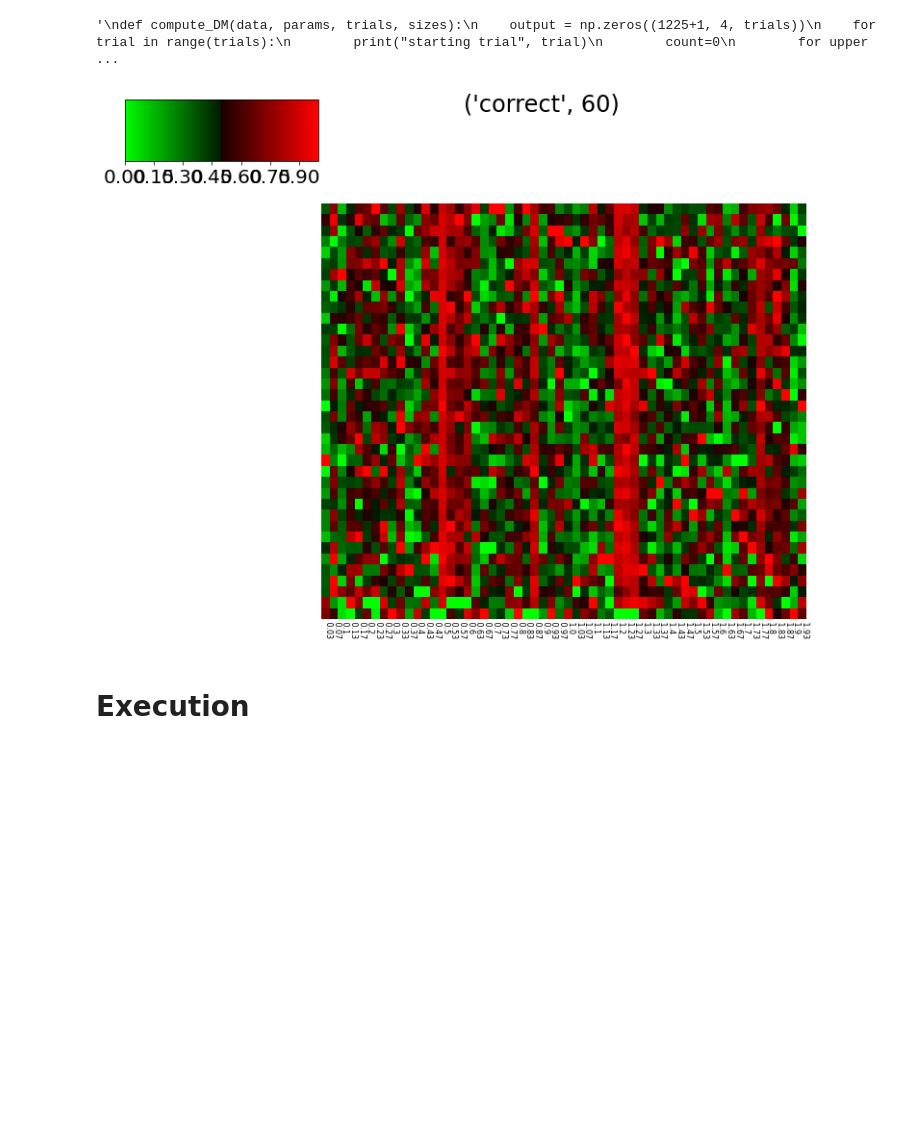
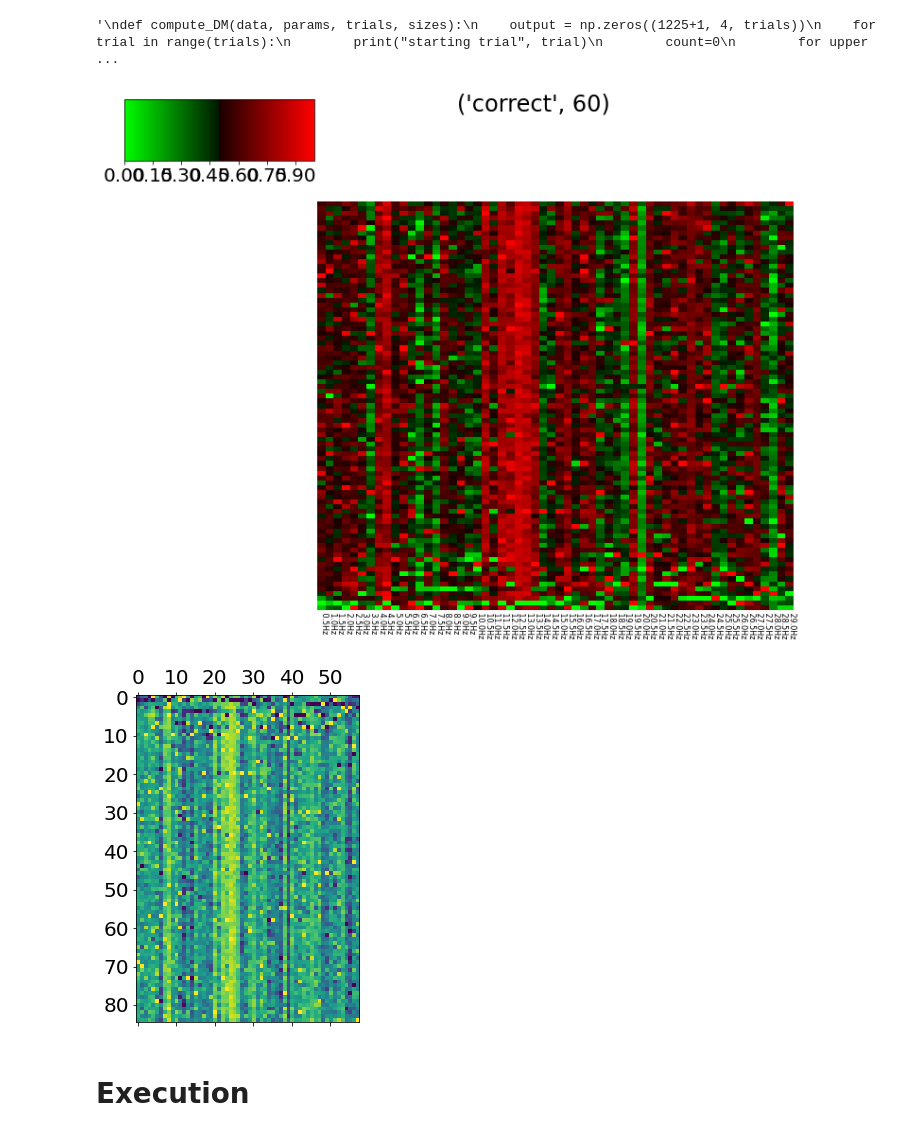
Before and after one commit to anthony0913/behavior-decoder, a Jupyter notebook: main.ipynb, the cells around one changed output. Cells and saved outputs as stored; diff of their text form; code cells hidden in the pictures; blank space fills up the shorter version.

Commit message:
fixed heatmap intervals and units

```diff
--- a/main.ipynb
+++ b/main.ipynb
@@ -95,6 +95,7 @@ class temp():
 
         #self.acc, self.nacc = self.svcp(self.secondary, self.results[:,2])
         self.heatMap(self.gamma, self.res, self.length)
+        plt.matshow(self.gamma)
 
     def scale(self, data):
         #scaler = StandardScaler()
@@ -176,21 +177,22 @@ class temp():
 
     def getResults(self, path, length, res, mode, paradigm):
         '''
-            Columns
-            1 INIT v FTP
-            2 L v R
-            3 wrong vs correct
-            4 messy vs clean
-            5 trial start
-            6 stim start
-            7 turn frame
-            8 trial end
-            '''
+        Columns
+        0 useless
+        1 INIT v FTP
+        2 L v R
+        3 wrong vs correct
+        4 messy vs clean
+        5 trial start
+        6 stim start
+        7 turn frame
+        8 trial end
+        '''
         results = []
         with open(path) as csvfile:
             reader = csv.reader(csvfile, delimiter = ",")
             for row in reader:
-                if row[4]=="clean" and int(row[7])-int(row[5])>length and (mode or row[1]=="INIT") and row[3]=="correct":
+                if row[4]=="clean" and int(row[7])-int(row[5])>length and (mode or row[1]=="INIT") and row[3]=="correct":#row[2]=="L":
                     results.append(row)
                 #results.append(row)
         results = np.array(results, dtype=object)
@@ -217,10 +219,10 @@ class temp():
 
         #heatmap.colormap = heatmap.yellowBlackBlue
         #heatmap.row_labels = np.arange(np.shape(data)[0])
-        temp = np.around(np.arange(1/30, (np.shape(data)[1]+1)/30, 1/30),decimals=2)
+        temp = np.around(np.arange(1/2, (np.shape(data)[1]+1)/2, 1/2),decimals=2)
         col_labels = []
         for freq in temp:
-            col_labels.append(str(freq))
+            col_labels.append(str(freq) + "Hz")
         heatmap.col_labels = col_labels
         heatmap.title = res, length
         heatmap.show()
@@ -242,10 +244,12 @@ def compute_DM(data, params, trials, sizes):
 Drive already mounted at /content/drive; to attempt to forcibly remount, call drive.mount("/content/drive", force_remount=True).
 '\ndef compute_DM(data, params, trials, sizes):\n    output = np.zeros((1225+1, 4, trials))\n    for trial in range(trials):\n        print("starting trial", trial)\n        count=0\n        for upper ...
 # %%
-a = temp(data1, params1, length=60, res="correct")
+a = temp(data2, params2, length=60, res="correct")
+#a = temp(data2, params2, length=60)
 #print(a.acc, a.nacc)
 # %% [output]
-[figure, old version]
+[figure, new version]
+[figure, added]
 # %% [markdown]
 # Execution
 # %% [markdown]
```
Also changed, not shown: parts of 3 cells of this notebook.
